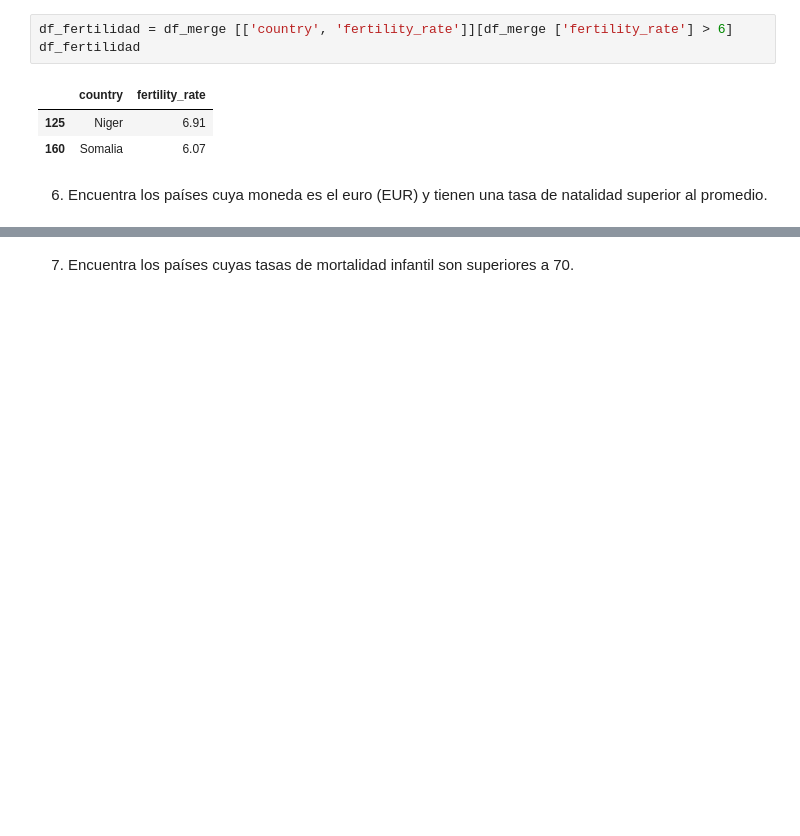
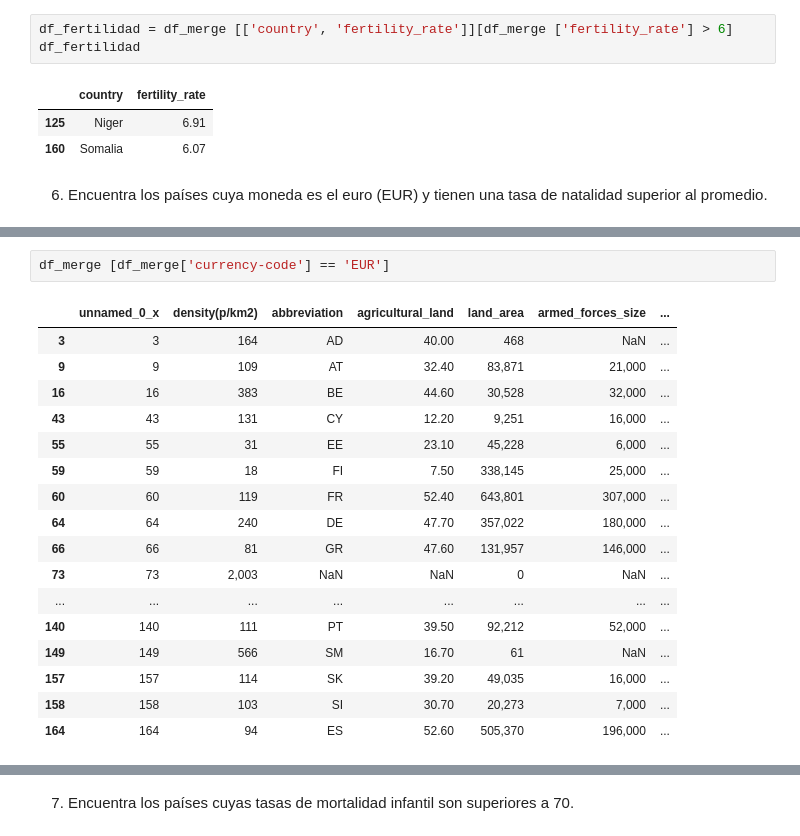
Before and after one commit to raquelmartinrodriguez/promoG_modulo3_sprint1_pairprogramming_MirnaOspino_RaquelMartin, a Jupyter notebook: pair_4_programing_union.ipynb, the cells around one changed output, grey strips where cells are left out. Saved outputs shown, nothing was run; the diff lists cells and outputs as text; blank space fills up the shorter version.

```diff
--- a/pair_4_programing_union.ipynb
+++ b/pair_4_programing_union.ipynb
@@ -383,0 +400,20 @@ df_fertilidad
+# %%
+df_merge [df_merge['currency-code'] == 'EUR']
+# %% [output]
+|  | unnamed_0_x | density(p/km2) | abbreviation | agricultural_land | land_area | armed_forces_size | ... |
+| 3 | 3 | 164 | AD | 40.00 | 468 | NaN | ... |
+| 9 | 9 | 109 | AT | 32.40 | 83,871 | 21,000 | ... |
+| 16 | 16 | 383 | BE | 44.60 | 30,528 | 32,000 | ... |
+| 43 | 43 | 131 | CY | 12.20 | 9,251 | 16,000 | ... |
+| 55 | 55 | 31 | EE | 23.10 | 45,228 | 6,000 | ... |
+| 59 | 59 | 18 | FI | 7.50 | 338,145 | 25,000 | ... |
+| 60 | 60 | 119 | FR | 52.40 | 643,801 | 307,000 | ... |
+| 64 | 64 | 240 | DE | 47.70 | 357,022 | 180,000 | ... |
+| 66 | 66 | 81 | GR | 47.60 | 131,957 | 146,000 | ... |
+| 73 | 73 | 2,003 | NaN | NaN | 0 | NaN | ... |
+| ... | ... | ... | ... | ... | ... | ... | ... |
+| 140 | 140 | 111 | PT | 39.50 | 92,212 | 52,000 | ... |
+| 149 | 149 | 566 | SM | 16.70 | 61 | NaN | ... |
+| 157 | 157 | 114 | SK | 39.20 | 49,035 | 16,000 | ... |
+| 158 | 158 | 103 | SI | 30.70 | 20,273 | 7,000 | ... |
+| 164 | 164 | 94 | ES | 52.60 | 505,370 | 196,000 | ... |
```
Also changed, not shown: parts of 4 cells of this notebook.
